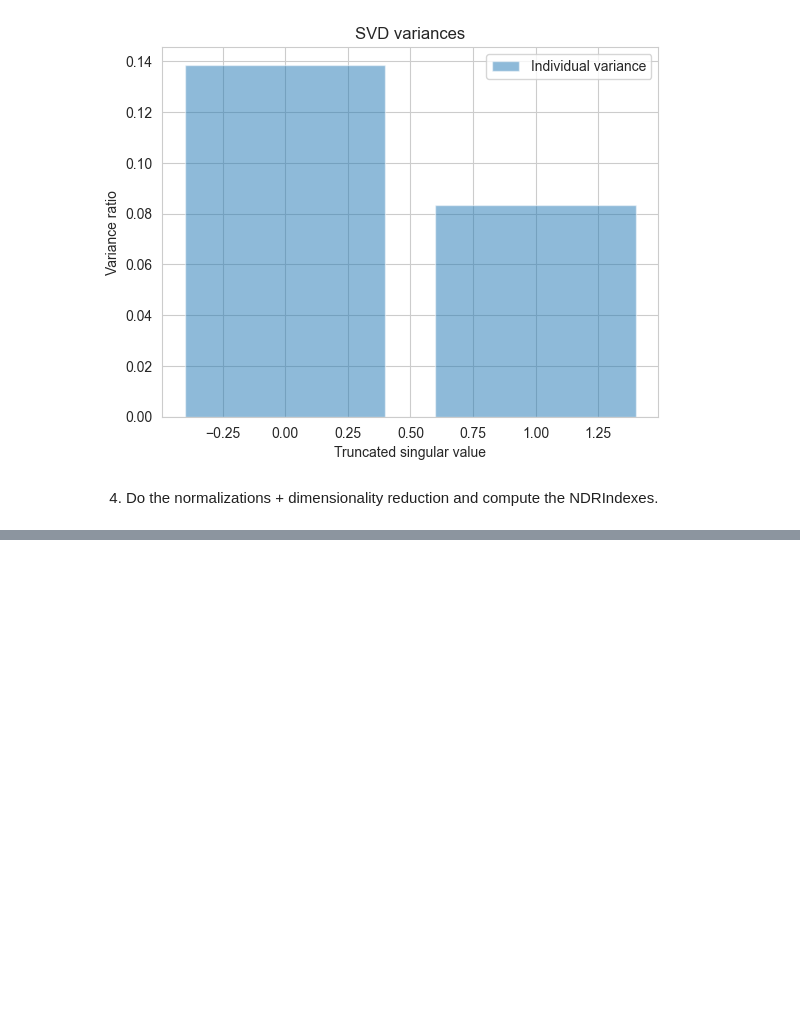
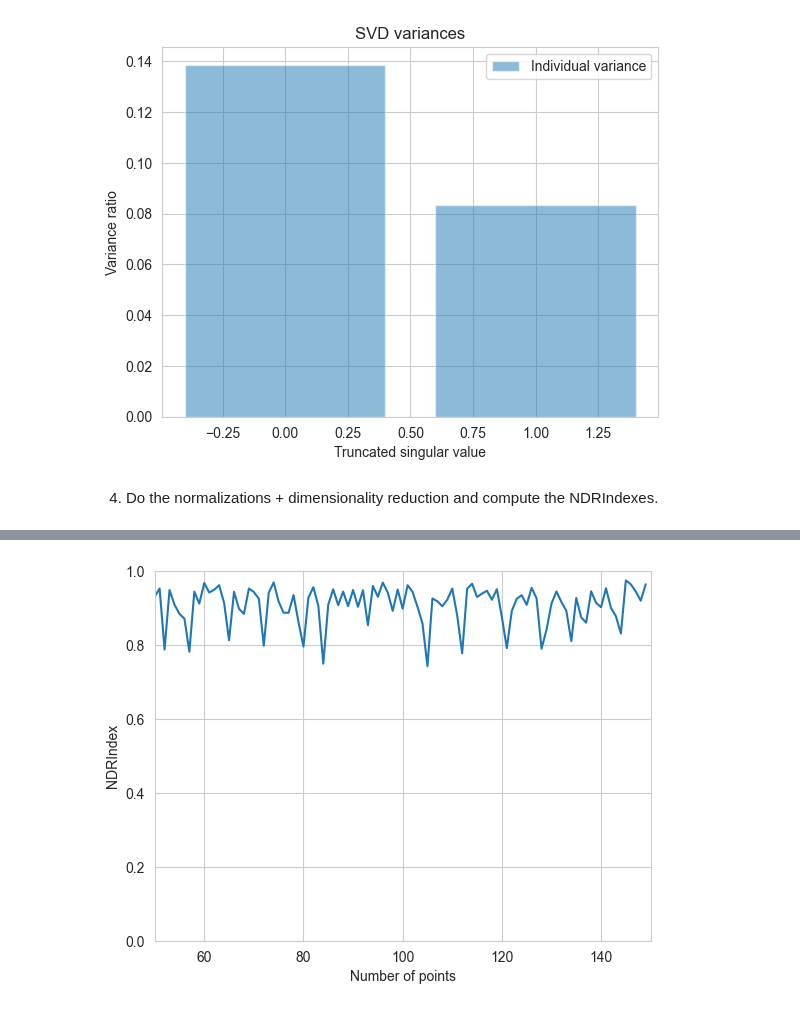
Before and after one commit to ptribel/NDRIndex, a Jupyter notebook: NDRIndex.ipynb, the cells around one changed output, grey strips where cells are left out. Cells and saved outputs as stored; diff of their text form; code cells hidden in the pictures; blank space fills up the shorter version.

```diff
--- a/NDRIndex.ipynb
+++ b/NDRIndex.ipynb
@@ -352,0 +436,6 @@ NDRIndex for MinMax + SVD: 0.8252918944619424
+# %%
+indices_n = []
+for i in range(50, 150):
+    np.random.shuffle(normalized_arr_pca)
+    indices_n.append(NDRIndex(normalized_arr_pca[:i], dim=6))
+    print(i, "-", indices_n[-1])
@@ -352,0 +460,9 @@ NDRIndex for MinMax + SVD: 0.8252918944619424
+# %%
+plt.plot(list(range(50, 150)), indices_n)
+plt.ylim(0, 1)
+plt.xlim(50, 150)
+plt.xlabel("Number of points")
+plt.ylabel("NDRIndex")
+plt.savefig("size.jpg", dpi=300)
+# %% [output]
+[figure, added]
```
Also changed, not shown: parts of 12 cells of this notebook, 14 other files.
